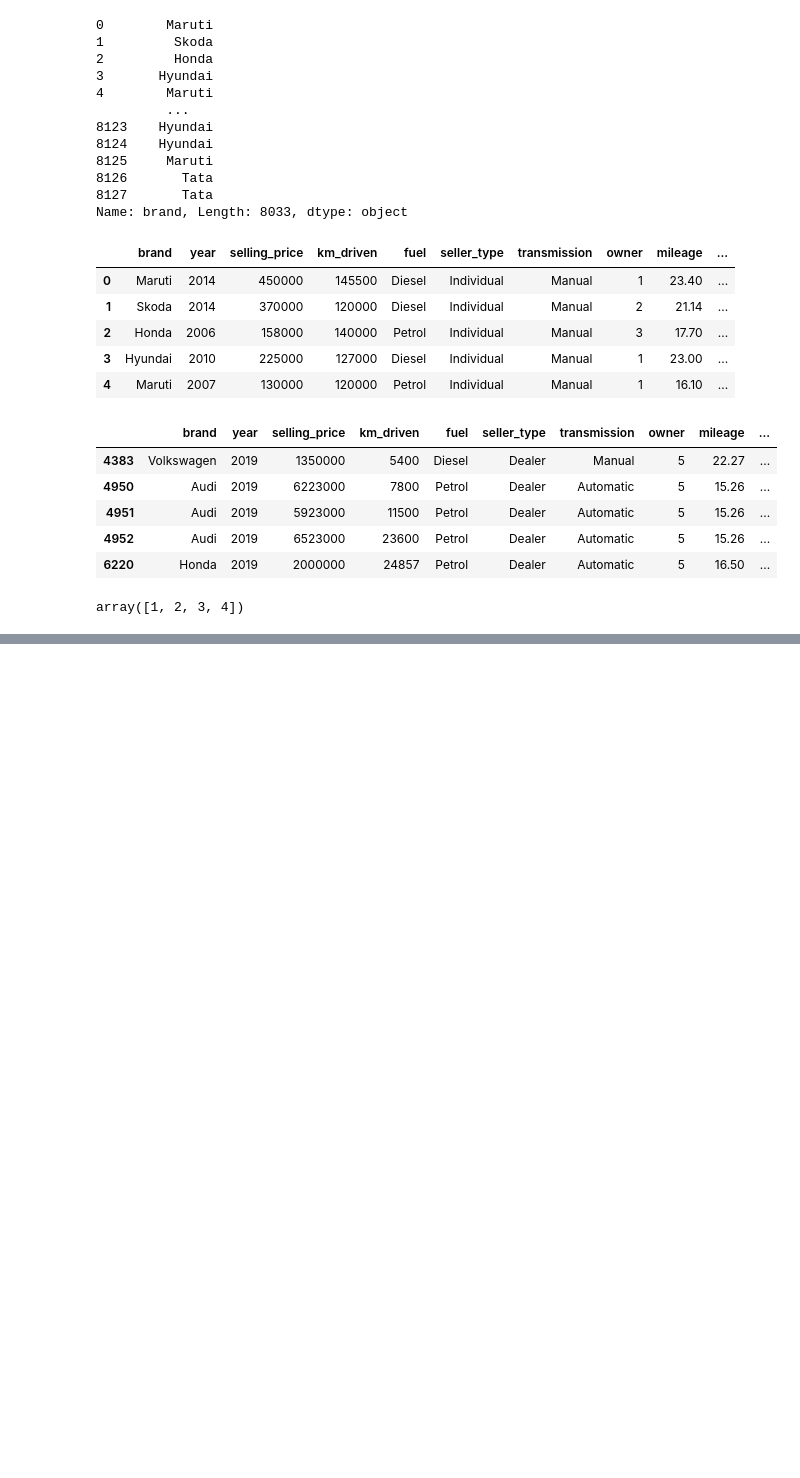
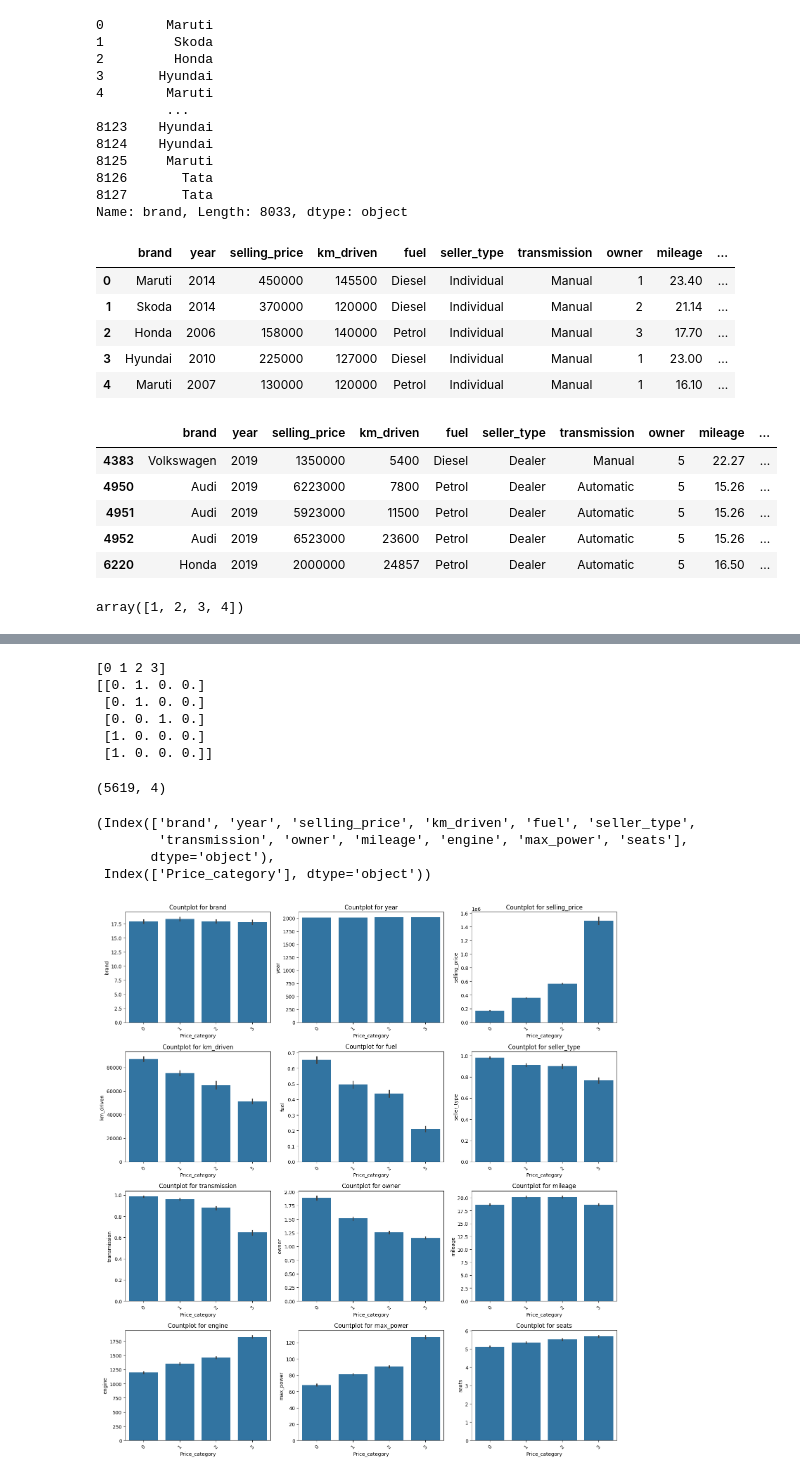
Before and after one commit to H-M-Htet/ML-Assignments, a Jupyter notebook: Assignment3/code/htoominhtetA3.ipynb, the cells around one changed output, grey strips where cells are left out. Drawn from its saved outputs; the diff is of its cells as text; code cells hidden in the pictures; blank space fills up the shorter version.

```diff
--- a/Assignment3/code/htoominhtetA3.ipynb
+++ b/Assignment3/code/htoominhtetA3.ipynb
@@ -317,0 +545,53 @@ df
+# %%
+print(np.unique(Y_train))
+print(Y_train_encoded[:5])
+# %% [output]
+[0 1 2 3]
+[[0. 1. 0. 0.]
+ [0. 1. 0. 0.]
+ [0. 0. 1. 0.]
+ [1. 0. 0. 0.]
+ [1. 0. 0. 0.]]
+# %%
+Y_train_encoded.shape
+# %% [output]
+(5619, 4)
+# %%
+import seaborn as sns
+
+#1. You want to divide into categorical and numerical columns using select_dtypes
+df.dtypes
+num_col = df.select_dtypes(include=['int64', 'float64'])
+# numcol = numcol.drop([]) #Loan_Status
+cat_col = df.select_dtypes(exclude=['int64', 'float64'])
+num_col.columns, cat_col.columns
+# %% [output]
+(Index(['brand', 'year', 'selling_price', 'km_driven', 'fuel', 'seller_type',
+        'transmission', 'owner', 'mileage', 'engine', 'max_power', 'seats'],
+       dtype='object'),
+ Index(['Price_category'], dtype='object'))
+# %%
+# Number of categorical columns
+num_cols = len(num_col.columns)
+
+# Set up the subplot grid dimensions
+rows = (num_cols + 2) // 3  # Adjust the number of rows based on the number of columns
+fig, axes = plt.subplots(rows, 3, figsize=(15, rows * 4))  # Customize the size as needed
+axes = axes.flatten()  # Flatten to iterate over axes easily
+
+# Iterate through the categorical columns and plot countplots
+for i, col in enumerate(num_col.columns):
+    sns.barplot(x = df['Price_category'], y = df[col],ax=axes[i])
+
+    axes[i].set_title(f'Countplot for {col}')
+    axes[i].tick_params(axis='x', rotation=45)  # Rotate x-axis labels if needed
+
+# Remove unused subplot spaces
+for j in range(i + 1, len(axes)):
+    fig.delaxes(axes[j])
+
+# Adjust layout
+plt.tight_layout()
+plt.show()
+# %% [output]
+[figure, added]
```
Also changed, not shown: parts of 45 cells of this notebook, 36 other files.
